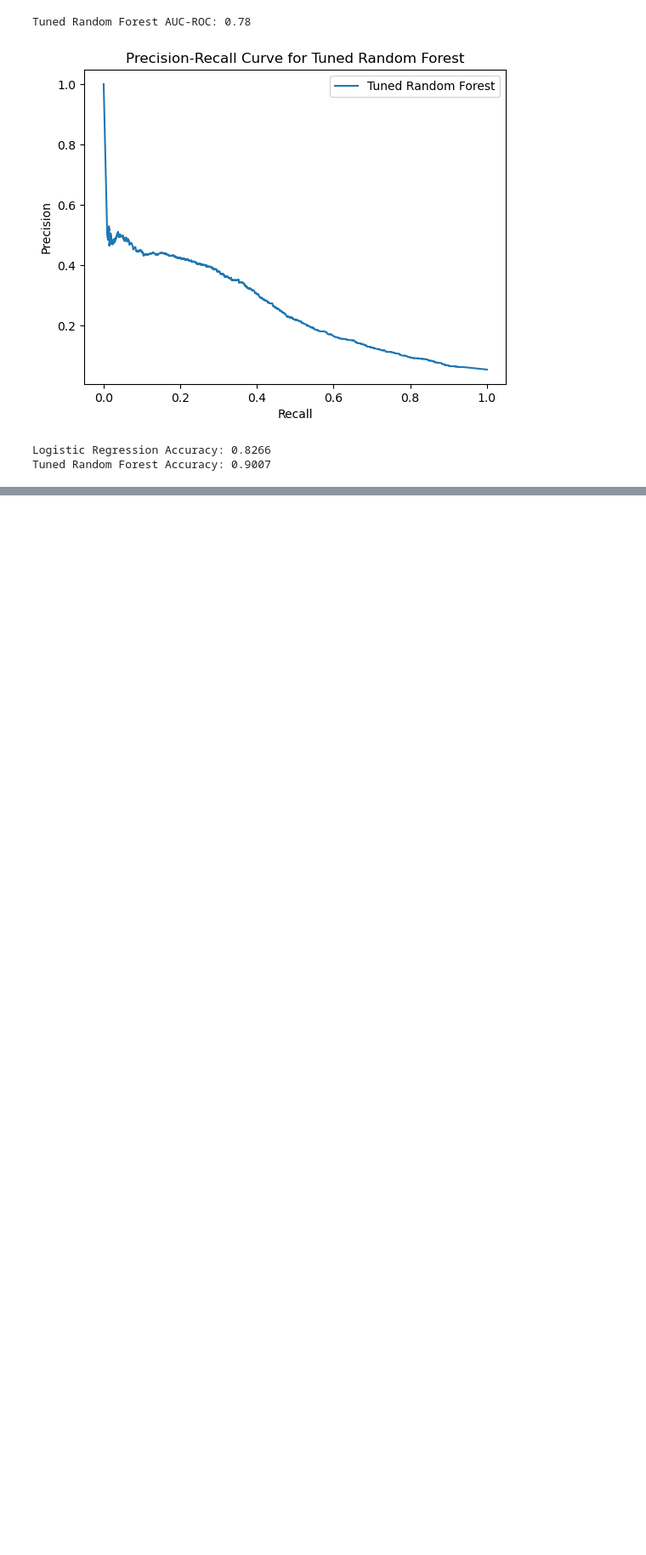
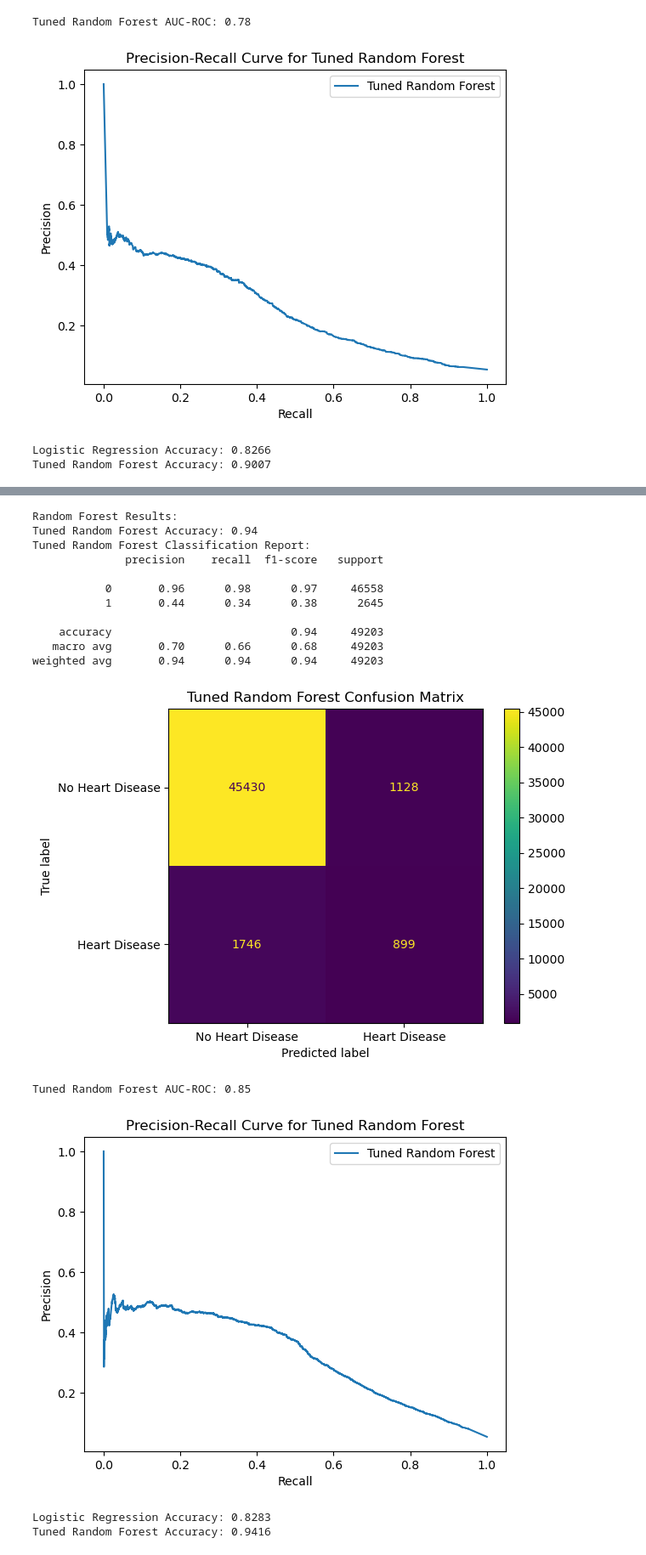
Before and after one commit to LiuRuohui/COMP7103_DataMining, a Jupyter notebook: Logistic&&Random.ipynb, the cells around one changed output, grey strips where cells are left out. Shown at 85% size. Drawn from its saved outputs; the diff is of its cells as text; code cells hidden in the pictures; blank space fills up the shorter version.

```diff
--- a/Logistic&&Random.ipynb
+++ b/Logistic&&Random.ipynb
@@ -157,0 +320,37 @@ Tuned Random Forest Accuracy: 0.9007
+# %%
+# 随机森林模型调优
+# 调整参数网格，减少组合数量
+param_grid = {
+    'n_estimators': [100, 200],
+    'max_depth': [None, 10, 20],
+    'min_samples_split': [2, 5],
+    'min_samples_leaf': [1, 2]
+}
+# 减少交叉验证的次数
+grid_search = GridSearchCV(RandomForestClassifier(random_state=42, class_weight='balanced'), param_grid, cv=2)
+grid_search.fit(X_train_resampled, y_train_resampled)
+best_rf_model = grid_search.best_estimator_
+print("Random Forest Results:")
+rf_accuracy = evaluate_model(best_rf_model, X_test, y_test, "Tuned Random Forest")
+plot_pr_curve(best_rf_model, X_test, y_test, "Tuned Random Forest")
+
+# 输出两个模型的准确率
+print(f"Logistic Regression Accuracy: {logistic_accuracy:.4f}")
+print(f"Tuned Random Forest Accuracy: {rf_accuracy:.4f}")
+# %% [output]
+Random Forest Results:
+Tuned Random Forest Accuracy: 0.94
+Tuned Random Forest Classification Report:
+              precision    recall  f1-score   support
+
+           0       0.96      0.98      0.97     46558
+           1       0.44      0.34      0.38      2645
+
+    accuracy                           0.94     49203
+   macro avg       0.70      0.66      0.68     49203
+weighted avg       0.94      0.94      0.94     49203
+[figure, added]
+Tuned Random Forest AUC-ROC: 0.85
+[figure, added]
+Logistic Regression Accuracy: 0.8283
+Tuned Random Forest Accuracy: 0.9416
```
Also changed, not shown: parts of 7 cells of this notebook, 1 other file.
